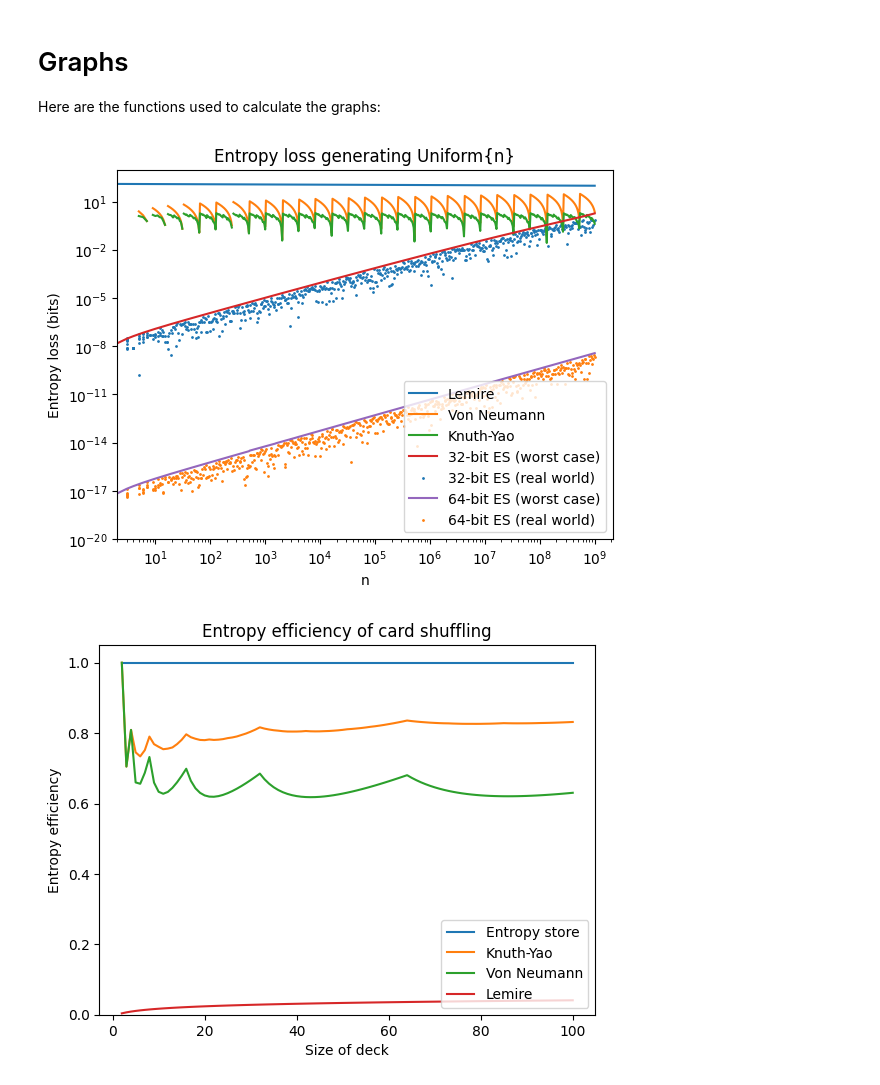
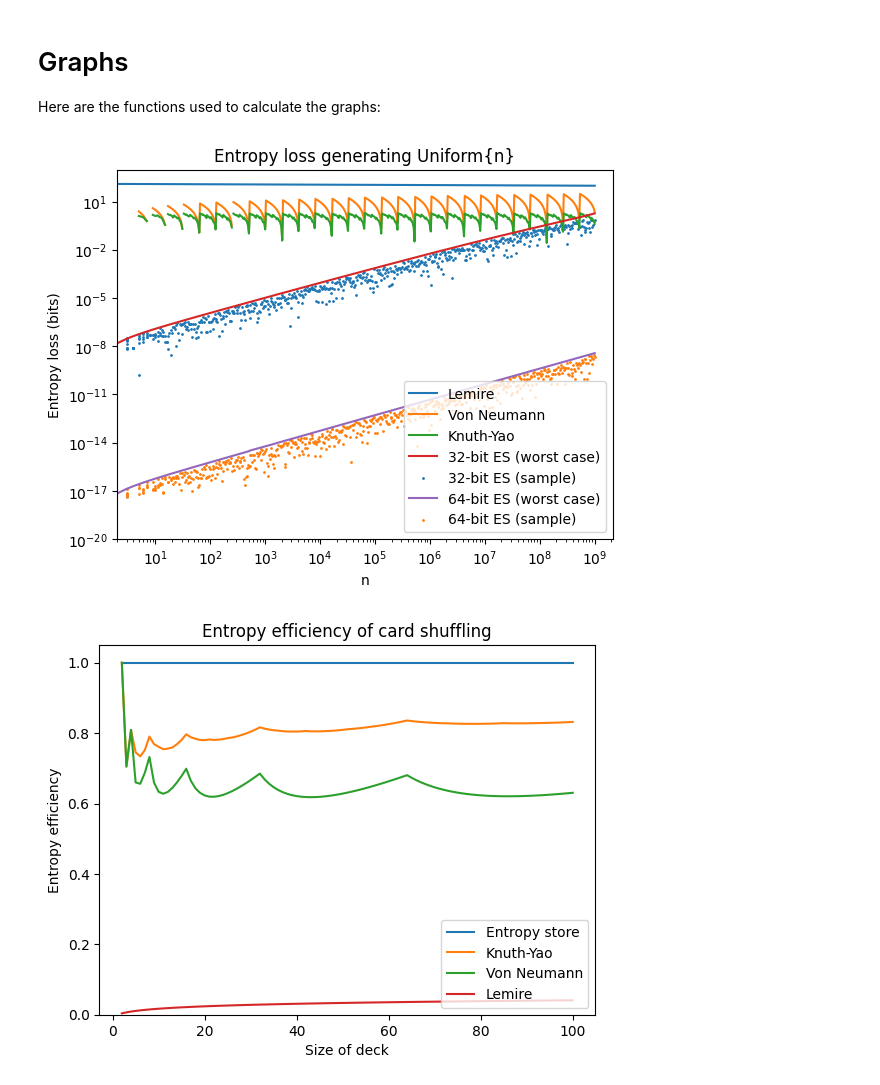
Before and after one commit to calum74/entropy, a Jupyter notebook: paper/reference.ipynb, the cells around one changed output. Drawn from its saved outputs; the diff is of its cells as text; code cells hidden in the pictures.

```diff
--- a/paper/reference.ipynb
+++ b/paper/reference.ipynb
@@ -310,36 +310,36 @@ series = [math.floor(f) for f in np.logspace(0, 9, 640)]
 epsilon32_losses = [es32_worst.uniform_loss(n) for n in series]
 epsilon32_actuals = [es32_real.uniform_loss(n) for n in series]
 epsilon64_losses = [es64_worst.uniform_loss(n) for n in series]
 epsilon64_actuals = [es64_real.uniform_loss(n) for n in series]
 vn_losses = [filter0(vn.uniform_loss(n)) for n in series]
 ky_losses = [filter0(ky.uniform_loss(n)) for n in series]
 lemire_losses = [filter0(lemire.uniform_loss(n)) for n in series]
 
 plt.clf()
 
 plt.title('Entropy loss generating Uniform{n}')
 
 plt.xlabel('n')
 plt.ylabel('Entropy loss (bits)')
 
 plt.yscale('log')
 plt.ylim(1e-20, 1e3)
 plt.xlim(2, 2**31)
 plt.xscale('log')
 
 # plt.grid(True, which="both", ls="--")
 plt.plot(series, lemire_losses, label='Lemire')
 plt.plot(series, vn_losses, label='Von Neumann')
 plt.plot(series, ky_losses, label='Knuth-Yao')
 plt.plot(series, epsilon32_losses, label='32-bit ES (worst case)')
-plt.scatter(series, epsilon32_actuals, label='32-bit ES (real world)', s=1)
+plt.scatter(series, epsilon32_actuals, label='32-bit ES (sample)', s=1)
 plt.plot(series, epsilon64_losses, label='64-bit ES (worst case)')
-plt.scatter(series, epsilon64_actuals, label='64-bit ES (real world)', s=1)
+plt.scatter(series, epsilon64_actuals, label='64-bit ES (sample)', s=1)
 plt.legend(loc='lower right')
 plt.savefig('uniform_losses.png', dpi=600)
 plt.show()
 # %% [output]
-[figure, old version]
+[figure, new version]
 # %%
 vn_efficiency_fn = card_shuffling_efficiency(vn)
 ky_efficiency_fn = card_shuffling_efficiency(ky)
```
Also changed, not shown: parts of 15 cells of this notebook, 3 other files.
